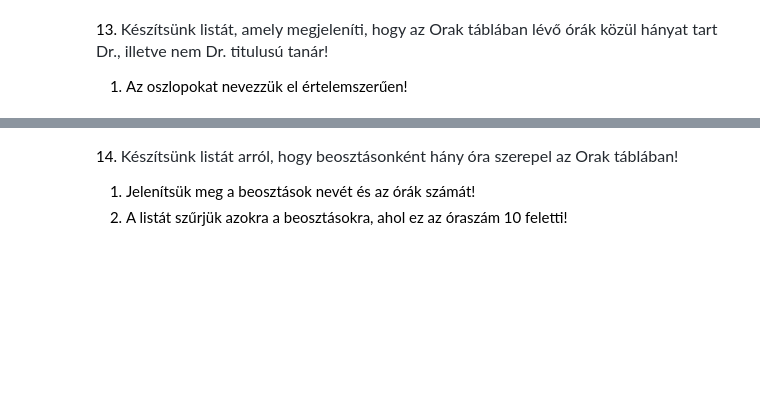
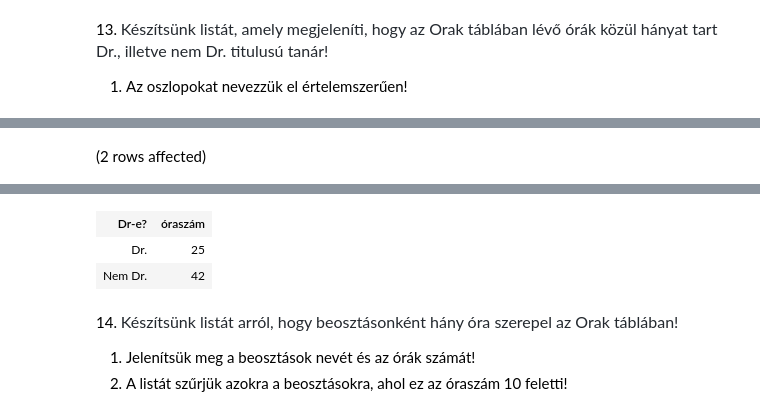
Before and after one commit to varadikitti/sqlgyak03, a Jupyter notebook: gyakorlat02_feladatok .ipynb, the cells around one changed output, grey strips where cells are left out. Saved outputs shown, nothing was run; the diff lists cells and outputs as text; code cells hidden in the pictures; blank space fills up the shorter version.

```diff
--- a/gyakorlat02_feladatok .ipynb
+++ b/gyakorlat02_feladatok .ipynb
@@ -335,0 +332,11 @@ Total execution time: 00:00:00
+# %%
+SELECT CASE WHEN Oktatok.titulus = 'Dr.' THEN 'Dr.'
+            ELSE 'Nem Dr.'
+        END AS 'Dr-e?',
+        COUNT(*) AS 'óraszám'
+FROM Oktatok JOIN Orak ON Oktatok.oktato_id = Orak.tanar --FROM orak o JOIN Oktatok okt ON o.tanar = okt.oktato_id
+GROUP BY CASE WHEN Oktatok.titulus = 'Dr.' THEN 'Dr.'
+              ELSE 'Nem Dr.'
+         END
+# %% [output]
+(2 rows affected)
@@ -336,3 +344,6 @@ Total execution time: 00:00:00
+| Dr-e? | óraszám |
+| Dr. | 25 |
+| Nem Dr. | 42 |
 # %% [markdown]
 14. <span style="color: rgb(36, 41, 47); font-family: -apple-system, BlinkMacSystemFont, &quot;Segoe UI&quot;, Helvetica, Arial, sans-serif, &quot;Apple Color Emoji&quot;, &quot;Segoe UI Emoji&quot;; font-size: 16px;">Készítsünk listát arról, hogy beosztásonként hány óra szerepel az Orak táblában!</span>
 
```
Also changed, not shown: parts of 6 cells of this notebook.
